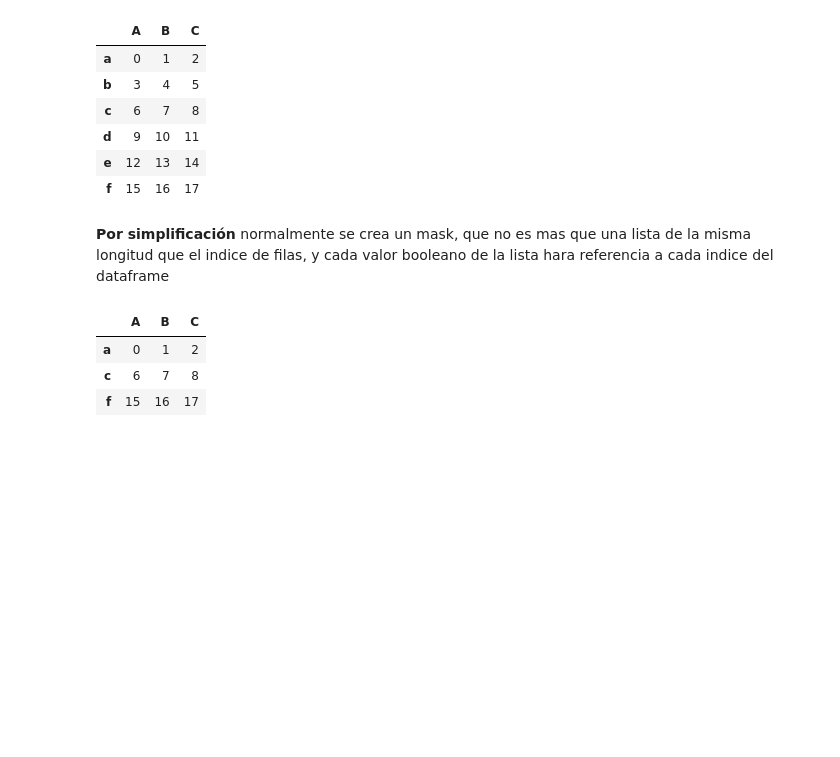
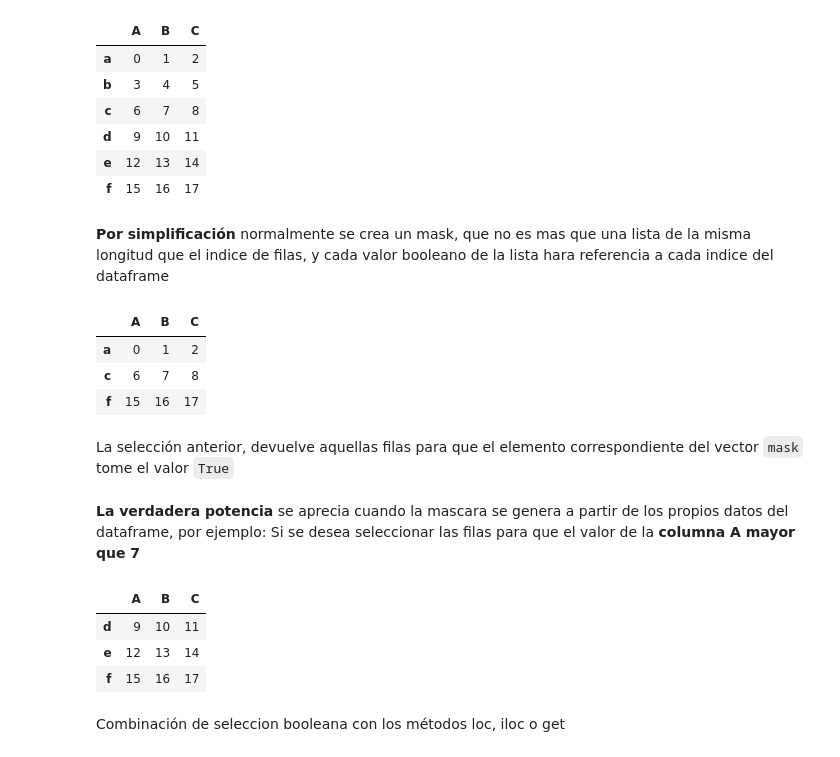
Before and after one commit to DanielMdevlop/PythonDataScience, a Jupyter notebook: Pandas/04Seleccion_Datos.ipynb, the cells around one changed output. Cells and saved outputs as stored; diff of their text form; code cells hidden in the pictures; blank space fills up the shorter version.

Commit message:
Se aprendio como seleccionar datos de un DataFrame con uso de vectores o listas booleanas, asi como expresiones booleanas

```diff
--- a/Pandas/04Seleccion_Datos.ipynb
+++ b/Pandas/04Seleccion_Datos.ipynb
@@ -980,3 +980,16 @@ df[mask]
 | a | 0 | 1 | 2 |
 | c | 6 | 7 | 8 |
 | f | 15 | 16 | 17 |
+# %% [markdown]
+La selección anterior, devuelve aquellas filas para que el elemento correspondiente del vector `mask` tome el valor `True`
+# %% [markdown]
+**La verdadera potencia** se aprecia cuando la mascara se genera a partir de los propios datos del dataframe, por ejemplo: Si se desea seleccionar las filas para que el valor de la **columna A mayor que 7**
+# %%
+df[df.A > 7]
+# %% [output]
+|  | A | B | C |
+| d | 9 | 10 | 11 |
+| e | 12 | 13 | 14 |
+| f | 15 | 16 | 17 |
+# %% [markdown]
+Combinación de seleccion booleana con los métodos loc, iloc o get
```
Also changed, not shown: parts of 4 cells of this notebook, 1 other file.
